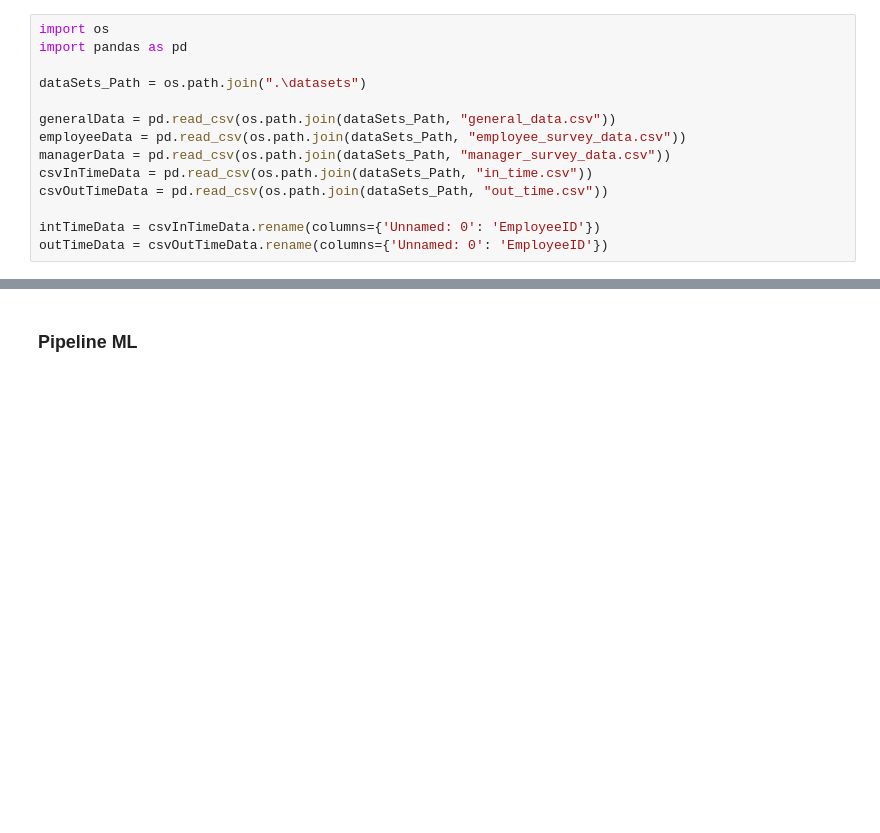
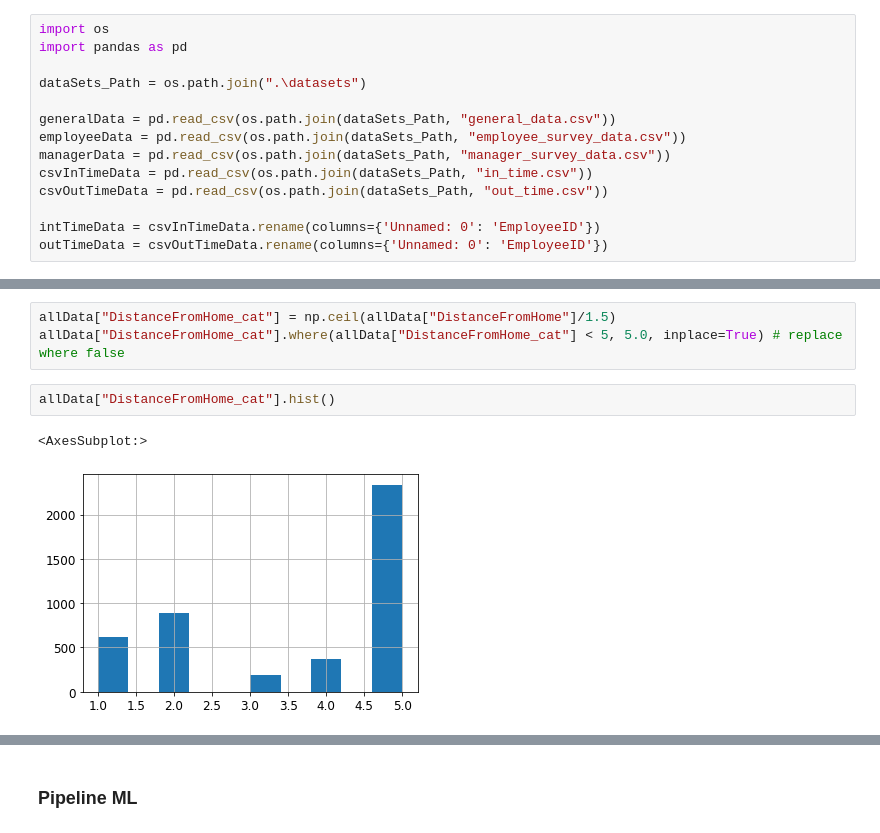
Before and after one commit to VictorMassotte/Projet-IA, a Jupyter notebook: projet-ia.ipynb, the cells around one changed output, grey strips where cells are left out. Saved outputs shown, nothing was run; the diff lists cells and outputs as text; blank space fills up the shorter version.

```diff
--- a/projet-ia.ipynb
+++ b/projet-ia.ipynb
@@ -109,0 +149,8 @@ array([[<AxesSubplot:title={'center':'EmployeeID'}>,
+# %%
+allData["DistanceFromHome_cat"] = np.ceil(allData["DistanceFromHome"]/1.5)
+allData["DistanceFromHome_cat"].where(allData["DistanceFromHome_cat"] < 5, 5.0, inplace=True) # replace where false
+# %%
+allData["DistanceFromHome_cat"].hist()
+# %% [output]
+<AxesSubplot:>
+[figure, added]
```
Also changed, not shown: parts of 11 cells of this notebook.
